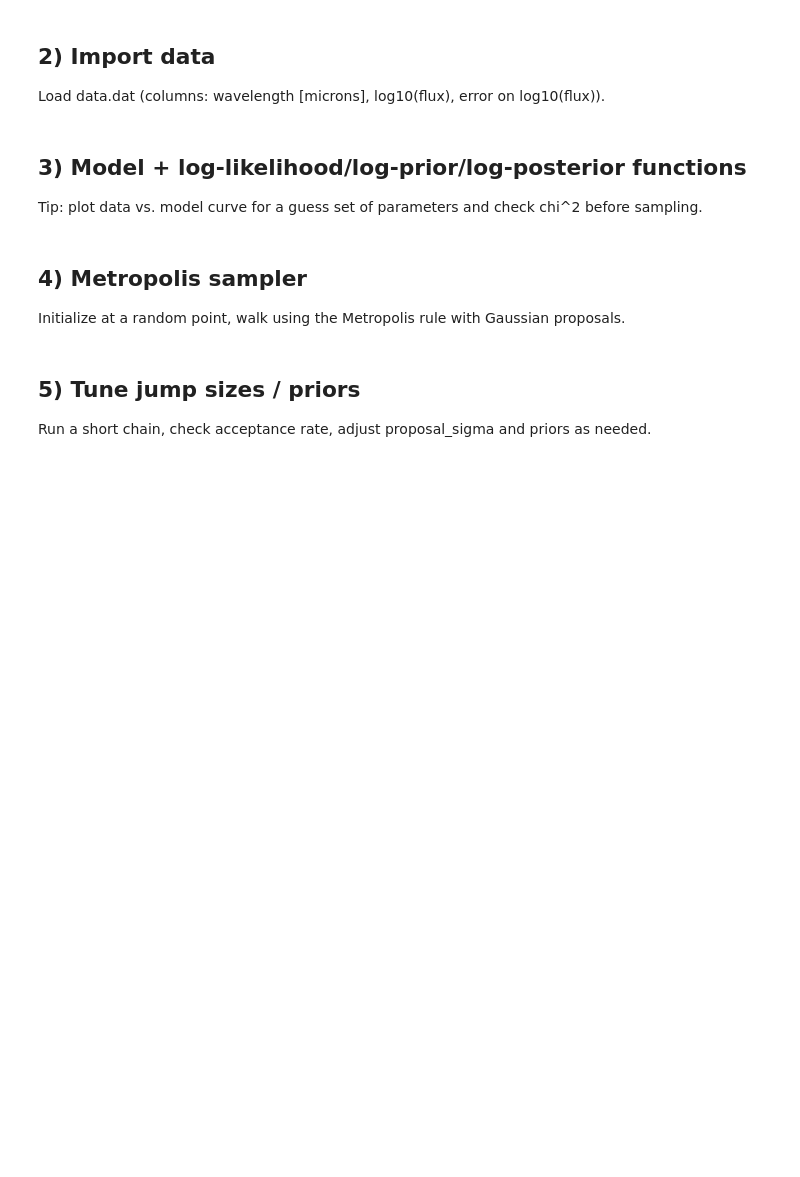
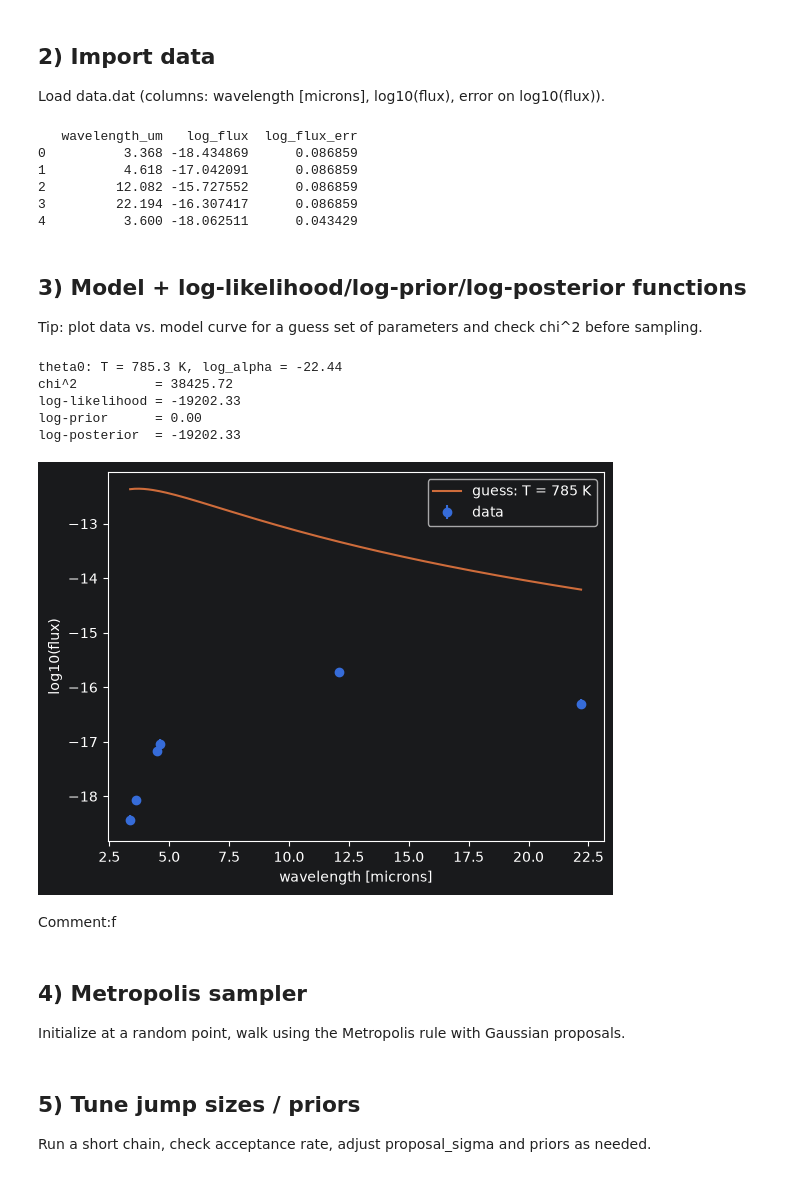
Before and after one commit to Y1nfinity/Astrostatistics, a Jupyter notebook: Lab_2/lab2.ipynb, the cells around one changed output. Cells and saved outputs as stored; diff of their text form; code cells hidden in the pictures; blank space fills up the shorter version.

```diff
--- a/Lab_2/lab2.ipynb
+++ b/Lab_2/lab2.ipynb
@@ -20,7 +41,18 @@ Write down:
 
 Load data.dat (columns: wavelength [microns], log10(flux), error on log10(flux)).
 # %%
-wavelength, log_flux, log_flux_err = np.loadtxt('data.dat', skiprows=4, unpack=True)
+wavelength, log_flux, log_flux_err = np.loadtxt('data.dat', skiprows=7, unpack=True)
+
+df = pd.read_csv('data.dat', sep=r'\s+', skiprows=7,
+                  names=['wavelength_um', 'log_flux', 'log_flux_err'])
+print(df.head())
+# %% [output]
+   wavelength_um   log_flux  log_flux_err
+0          3.368 -18.434869      0.086859
+1          4.618 -17.042091      0.086859
+2         12.082 -15.727552      0.086859
+3         22.194 -16.307417      0.086859
+4          3.600 -18.062511      0.043429
 # %% [markdown]
 ## 3) Model + log-likelihood/log-prior/log-posterior functions
 
@@ -32,9 +83,19 @@ def log_model(wavelength, T, alpha):
 # %%
 def log_prior(params):
-    raise NotImplementedError
+    """Flat priors on T and log_alpha within fixed bounds."""
+    T, log_alpha = params
+    if not (T_BOUNDS[0] < T < T_BOUNDS[1]):
+        return -np.inf
+    if not (LOG_ALPHA_BOUNDS[0] < log_alpha < LOG_ALPHA_BOUNDS[1]):
+        return -np.inf
+    return 0.0
 # %%
 def log_likelihood(params, wavelength, log_flux, log_flux_err):
-    raise NotImplementedError
+    """Gaussian log-likelihood comparing log_model(...) to the observed log_flux."""
+    T, log_alpha = params
+    model = log_model(wavelength, T, log_alpha)
+    resid = (log_flux - model) / log_flux_err
+    return -0.5 * np.sum(resid**2 + np.log(2.0 * np.pi * log_flux_err**2))
 # %%
 def log_posterior(params, wavelength, log_flux, log_flux_err):
     lp = log_prior(params)
@@ -42,10 +103,52 @@ def log_posterior(params, wavelength, log_flux, log_flux_err):
         return -np.inf
     return lp + log_likelihood(params, wavelength, log_flux, log_flux_err)
 # %%
-# sanity check: plot data vs model for a guess, compute chi^2
+def chi_squared(params, wavelength, log_flux, log_flux_err):
+    """Raw chi^2, useful as a standalone goodness-of-fit check."""
+    T, log_alpha = params
+    model = log_model(wavelength, T, log_alpha)
+    return np.sum(((log_flux - model) / log_flux_err) ** 2)
+
+
+rng = np.random.default_rng(42)
+
+T0 = rng.uniform(*T_BOUNDS)
+log_alpha0 = rng.uniform(*LOG_ALPHA_BOUNDS)
+theta0 = np.array([T0, log_alpha0])
+
+chi2_0 = chi_squared(theta0, wavelength, log_flux, log_flux_err)
+ll0 = log_likelihood(theta0, wavelength, log_flux, log_flux_err)
+lp0 = log_prior(theta0)
+lpost0 = log_posterior(theta0, wavelength, log_flux, log_flux_err)
+
+print(f"theta0: T = {T0:.1f} K, log_alpha = {log_alpha0:.2f}")
+print(f"chi^2          = {chi2_0:.2f}")
+print(f"log-likelihood = {ll0:.2f}")
+print(f"log-prior      = {lp0:.2f}")
+print(f"log-posterior  = {lpost0:.2f}")
+
+fig, ax = plt.subplots()
+ax.errorbar(wavelength, log_flux, yerr=log_flux_err, fmt="o", label="data")
+
+lam_grid = np.linspace(wavelength.min(), wavelength.max(), 200)
+ax.plot(lam_grid, log_model(lam_grid, T0, log_alpha0), label=f"guess: T = {T0:.0f} K")
+
+ax.set_xlabel("wavelength [microns]")
+ax.set_ylabel("log10(flux)")
+ax.legend()
+plt.show()
+# %% [output]
+theta0: T = 785.3 K, log_alpha = -22.44
+chi^2          = 38425.72
+log-likelihood = -19202.33
+log-prior      = 0.00
+log-posterior  = -19202.33
+[figure, added]
 # %% [markdown]
-## 4) Metropolis sampler
-
-Initialize at a random point, walk using the Metropolis rule with Gaussian proposals.
+Comment:f
+# %% [markdown]
+## 4) Metropolis sampler
+
+Initialize at a random point, walk using the Metropolis rule with Gaussian proposals.
 # %%
 def run_metropolis(log_posterior_fn, start, proposal_sigma, n_steps, seed=0, args=()):
```
Also changed, not shown: parts of 12 cells of this notebook.
